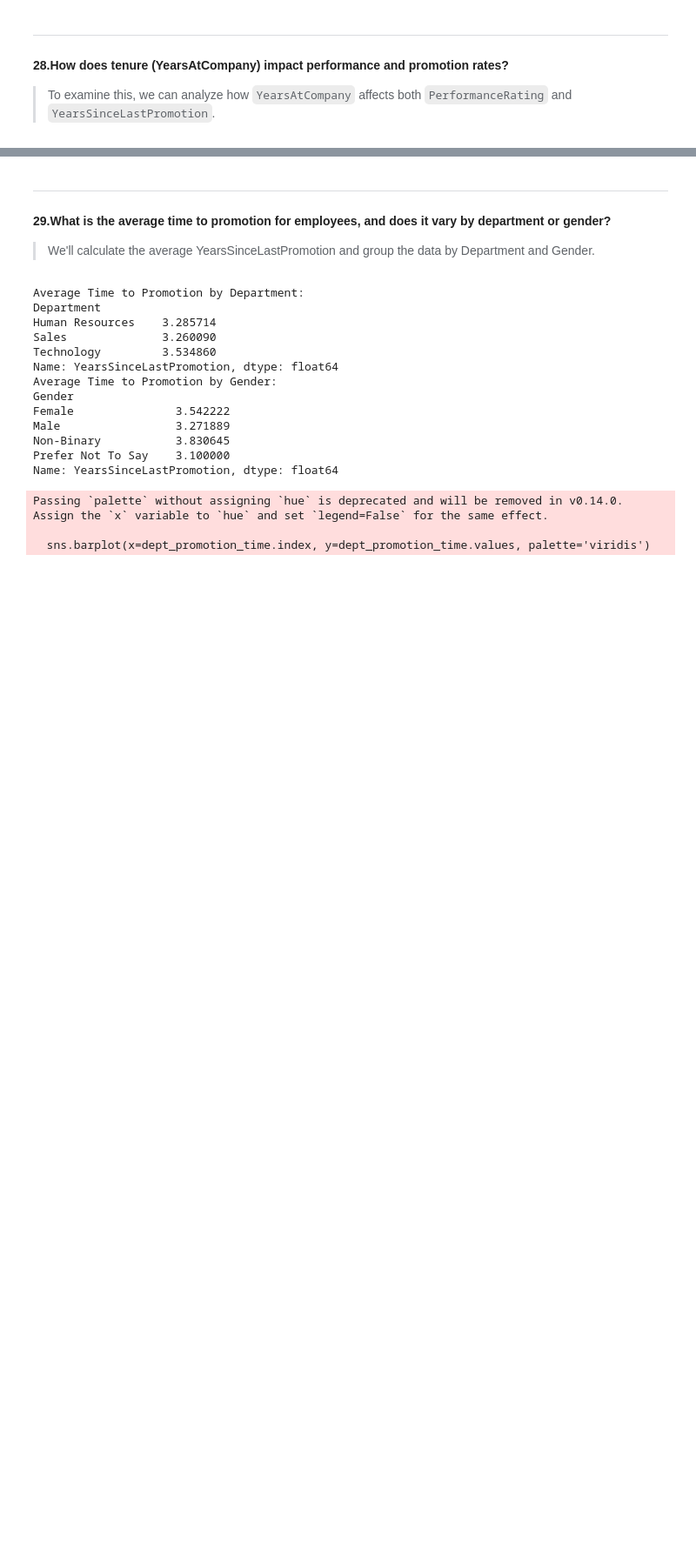
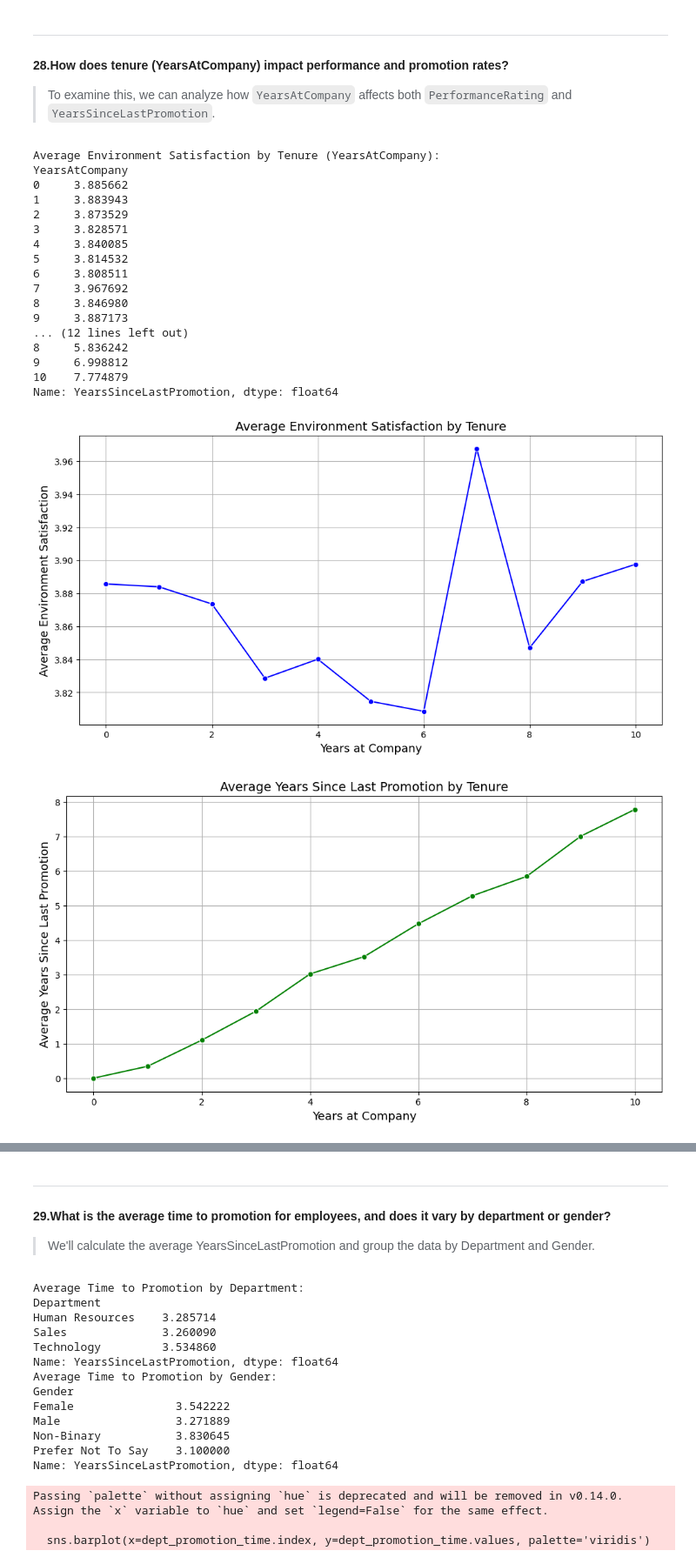
Before and after one commit to 0PeterAdel/Data-Dyanamos, a Jupyter notebook: Project-Operations/06.Data-Analysis/analysis.ipynb, the cells around one changed output, grey strips where cells are left out. Shown at 87% size. Saved outputs shown, nothing was run; the diff lists cells and outputs as text; code cells hidden in the pictures; blank space fills up the shorter version.

```diff
--- a/Project-Operations/06.Data-Analysis/analysis.ipynb
+++ b/Project-Operations/06.Data-Analysis/analysis.ipynb
@@ -320,24 +353,47 @@ plt.show()
 >To examine this, we can analyze how `YearsAtCompany` affects both `PerformanceRating` and `YearsSinceLastPromotion`.
 # %%
 # Group by 'YearsAtCompany' and calculate average performance rating and average years since last promotion
-tenure_performance = df.groupby('YearsAtCompany')['PerformanceRating'].mean()
+tenure_performance = df.groupby('YearsAtCompany')['EnvironmentSatisfaction'].mean()  # Use 'EnvironmentSatisfaction' as proxy for performance
 tenure_promotion = df.groupby('YearsAtCompany')['YearsSinceLastPromotion'].mean()
 
-print(f"Average Performance Rating by Tenure (YearsAtCompany):\n{tenure_performance}")
+# Print results
+print(f"Average Environment Satisfaction by Tenure (YearsAtCompany):\n{tenure_performance}")
 print(f"Average Years Since Last Promotion by Tenure (YearsAtCompany):\n{tenure_promotion}")
 
 # Visualization for performance rating vs. tenure
 plt.figure(figsize=(12, 6))
 sns.lineplot(x=tenure_performance.index, y=tenure_performance.values, marker='o', color='blue')
-plt.title('Average Performance Rating by Tenure', fontsize=14)
+plt.title('Average Environment Satisfaction by Tenure', fontsize=14)
 plt.xlabel('Years at Company', fontsize=13)
-plt.ylabel('Average Performance Rating', fontsize=13)
+plt.ylabel('Average Environment Satisfaction', fontsize=13)
+plt.grid(True)
 plt.show()
 
 # Visualization for years since last promotion vs. tenure
 plt.figure(figsize=(12, 6))
 sns.lineplot(x=tenure_promotion.index, y=tenure_promotion.values, marker='o', color='green')
 plt.title('Average Years Since Last Promotion by Tenure', fontsize=14)
 plt.xlabel('Years at Company', fontsize=13)
 plt.ylabel('Average Years Since Last Promotion', fontsize=13)
+plt.grid(True)
 plt.show()
+# %% [output]
+Average Environment Satisfaction by Tenure (YearsAtCompany):
+YearsAtCompany
+0     3.885662
+1     3.883943
+2     3.873529
+3     3.828571
+4     3.840085
+5     3.814532
+6     3.808511
+7     3.967692
+8     3.846980
+9     3.887173
+... (12 lines left out)
+8     5.836242
+9     6.998812
+10    7.774879
+Name: YearsSinceLastPromotion, dtype: float64
+[figure, added]
+[figure, added]
```
Also changed, not shown: parts of 10 cells of this notebook, 2 other files.
